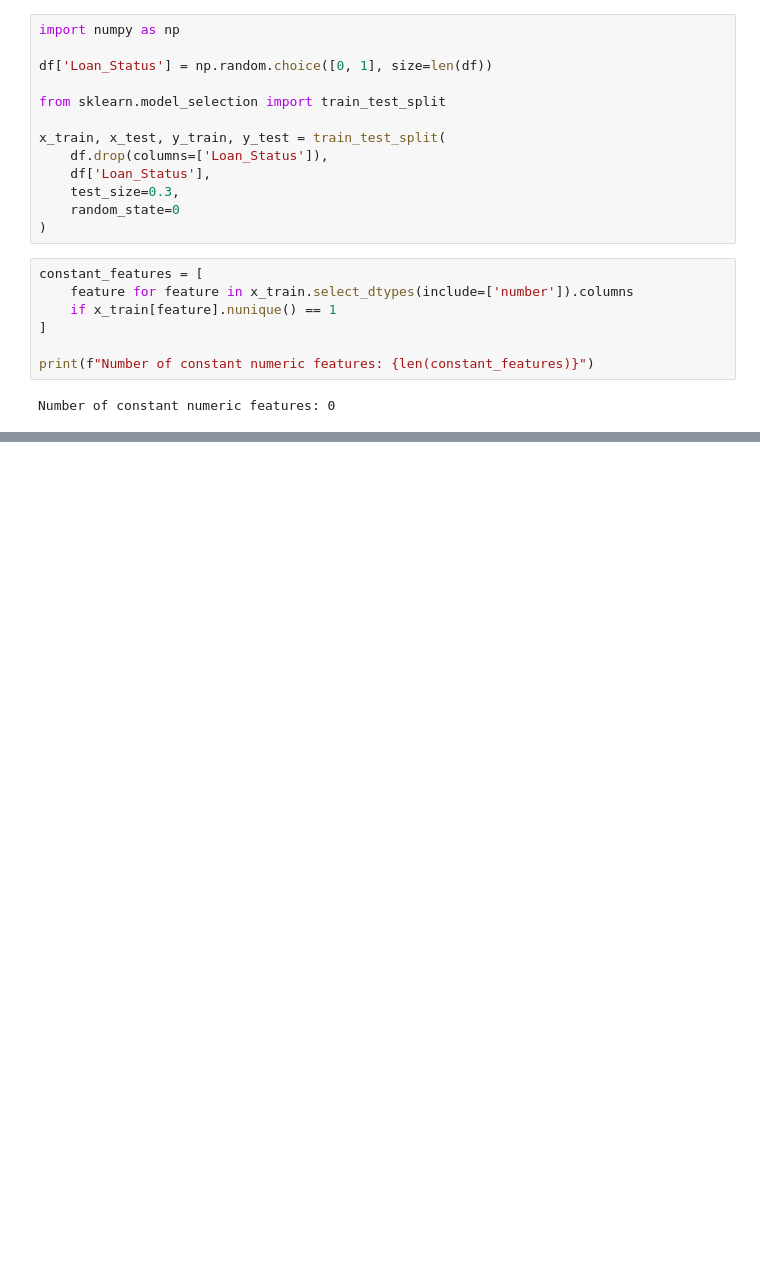
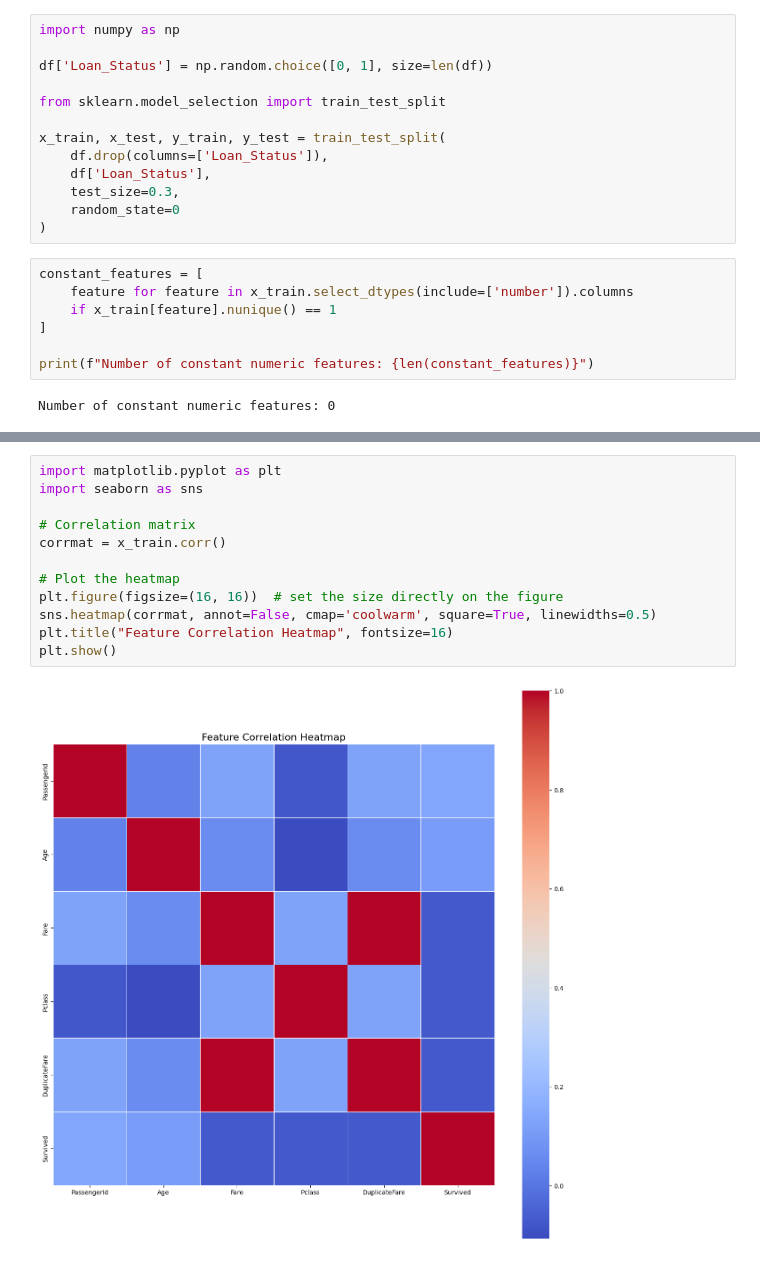
Before and after one commit to Praharshita1275/Machine-learning, a Jupyter notebook: Machine_learning.ipynb, the cells around one changed output, grey strips where cells are left out. Drawn from its saved outputs; the diff is of its cells as text; blank space fills up the shorter version.

```diff
--- a/Machine_learning.ipynb
+++ b/Machine_learning.ipynb
@@ -562,0 +586,14 @@ plt.show()
+# %%
+import matplotlib.pyplot as plt
+import seaborn as sns
+
+# Correlation matrix
+corrmat = x_train.corr()
+
+# Plot the heatmap
+plt.figure(figsize=(16, 16))  # set the size directly on the figure
+sns.heatmap(corrmat, annot=False, cmap='coolwarm', square=True, linewidths=0.5)
+plt.title("Feature Correlation Heatmap", fontsize=16)
+plt.show()
+# %% [output]
+[figure, added]
```
Also changed, not shown: parts of 12 cells of this notebook.
